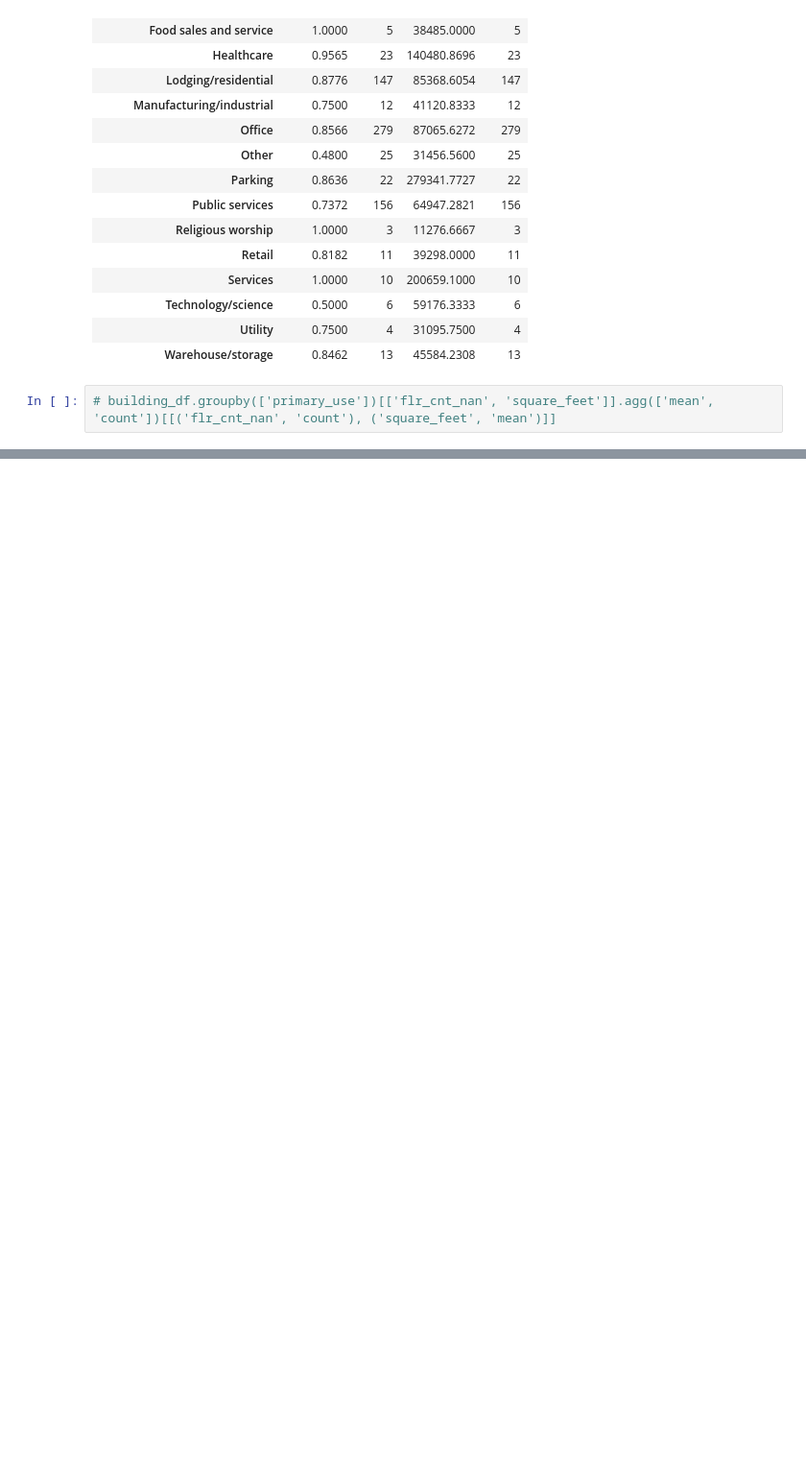
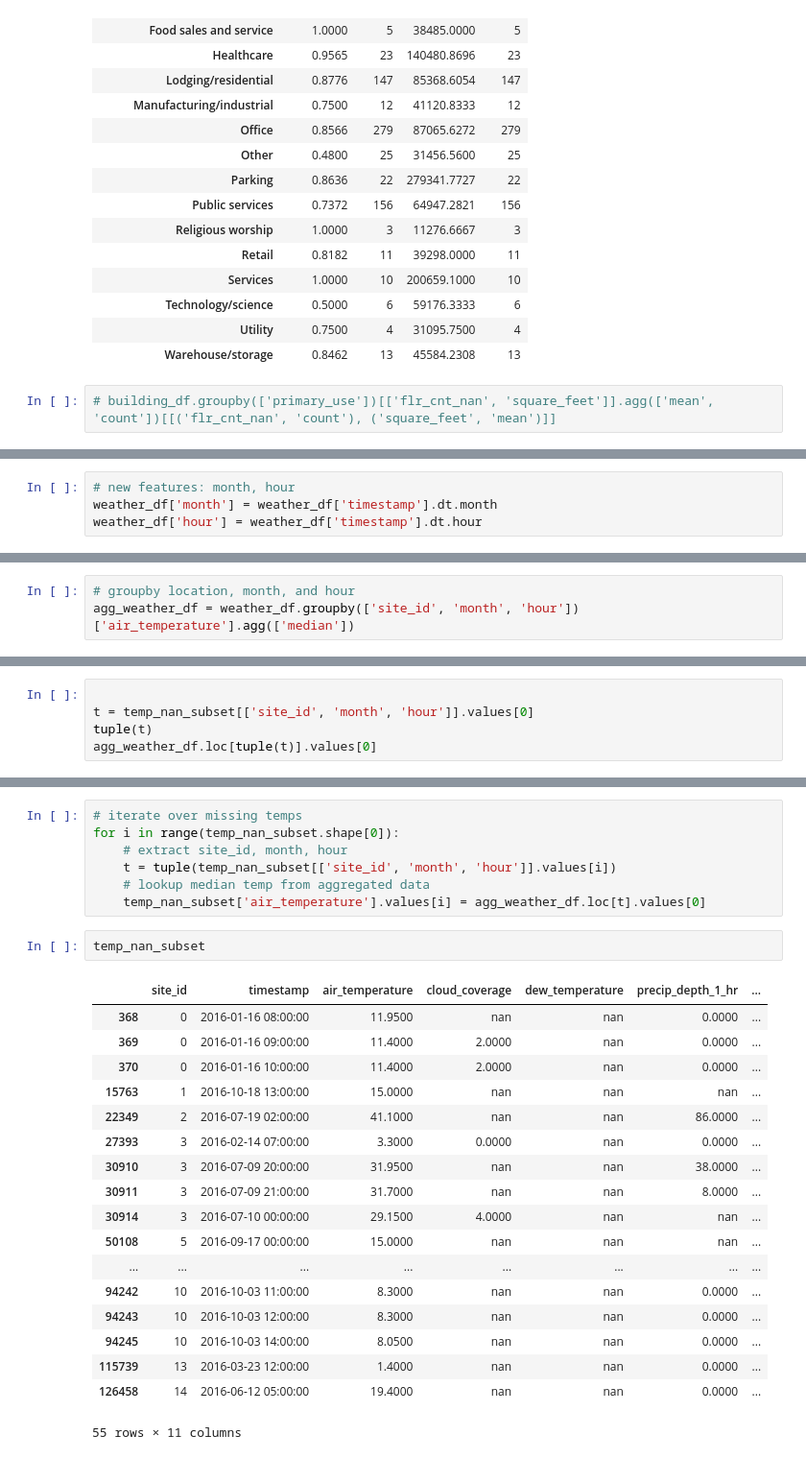
Before and after one commit to sergatron/ASHRAE---Great-Energy-Predictor-III, a Jupyter notebook: EDA/eda.ipynb, the cells around one changed output, grey strips where cells are left out. Shown: that part at 96% size. Drawn from its saved outputs; the diff is of its cells as text; blank space fills up the shorter version.

```diff
--- a/EDA/eda.ipynb
+++ b/EDA/eda.ipynb
@@ -464,0 +534,4 @@ memory usage: 3.5+ MB
+# %%
+# new features: month, hour
+weather_df['month'] = weather_df['timestamp'].dt.month
+weather_df['hour'] = weather_df['timestamp'].dt.hour
@@ -464,0 +547,3 @@ memory usage: 3.5+ MB
+# %%
+# groupby location, month, and hour
+agg_weather_df = weather_df.groupby(['site_id', 'month', 'hour'])['air_temperature'].agg(['median'])
@@ -464,0 +581,5 @@ memory usage: 3.5+ MB
+# %%
+
+t = temp_nan_subset[['site_id', 'month', 'hour']].values[0]
+tuple(t)
+agg_weather_df.loc[tuple(t)].values[0]
@@ -464,0 +596,28 @@ memory usage: 3.5+ MB
+# %%
+# iterate over missing temps
+for i in range(temp_nan_subset.shape[0]):
+    # extract site_id, month, hour
+    t = tuple(temp_nan_subset[['site_id', 'month', 'hour']].values[i])
+    # lookup median temp from aggregated data
+    temp_nan_subset['air_temperature'].values[i] = agg_weather_df.loc[t].values[0]
+# %%
+temp_nan_subset
+# %% [output]
+|  | site_id | timestamp | air_temperature | cloud_coverage | dew_temperature | precip_depth_1_hr | ... |
+| 368 | 0 | 2016-01-16 08:00:00 | 11.9500 | nan | nan | 0.0000 | ... |
+| 369 | 0 | 2016-01-16 09:00:00 | 11.4000 | 2.0000 | nan | 0.0000 | ... |
+| 370 | 0 | 2016-01-16 10:00:00 | 11.4000 | 2.0000 | nan | 0.0000 | ... |
+| 15763 | 1 | 2016-10-18 13:00:00 | 15.0000 | nan | nan | nan | ... |
+| 22349 | 2 | 2016-07-19 02:00:00 | 41.1000 | nan | nan | 86.0000 | ... |
+| 27393 | 3 | 2016-02-14 07:00:00 | 3.3000 | 0.0000 | nan | 0.0000 | ... |
+| 30910 | 3 | 2016-07-09 20:00:00 | 31.9500 | nan | nan | 38.0000 | ... |
+| 30911 | 3 | 2016-07-09 21:00:00 | 31.7000 | nan | nan | 8.0000 | ... |
+| 30914 | 3 | 2016-07-10 00:00:00 | 29.1500 | 4.0000 | nan | nan | ... |
+| 50108 | 5 | 2016-09-17 00:00:00 | 15.0000 | nan | nan | nan | ... |
+| ... | ... | ... | ... | ... | ... | ... | ... |
+| 94242 | 10 | 2016-10-03 11:00:00 | 8.3000 | nan | nan | 0.0000 | ... |
+| 94243 | 10 | 2016-10-03 12:00:00 | 8.3000 | nan | nan | 0.0000 | ... |
+| 94245 | 10 | 2016-10-03 14:00:00 | 8.0500 | nan | nan | 0.0000 | ... |
+| 115739 | 13 | 2016-03-23 12:00:00 | 1.4000 | nan | nan | 0.0000 | ... |
+| 126458 | 14 | 2016-06-12 05:00:00 | 19.4000 | nan | nan | 0.0000 | ... |
+55 rows × 11 columns
```
Also changed, not shown: parts of 44 cells of this notebook.
